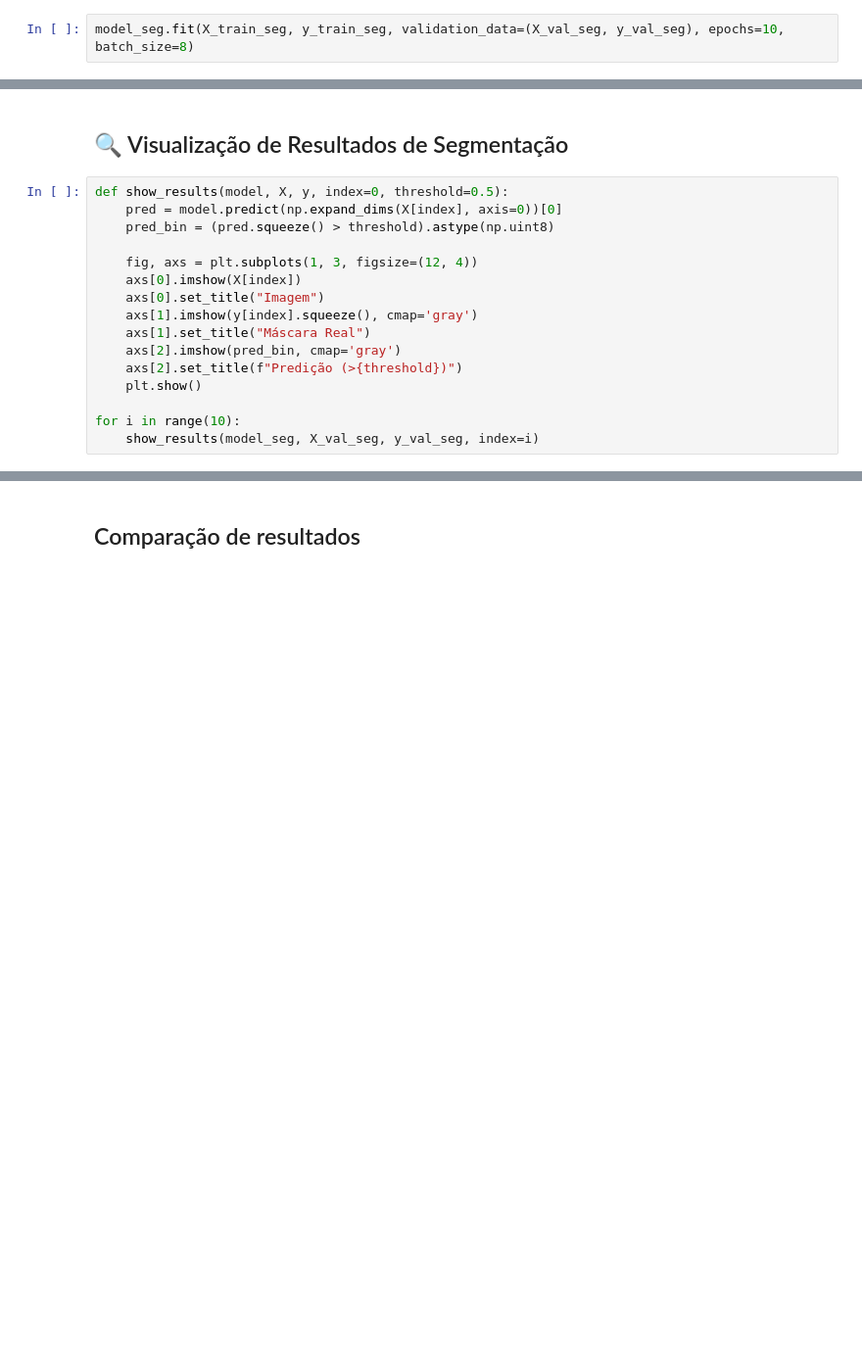
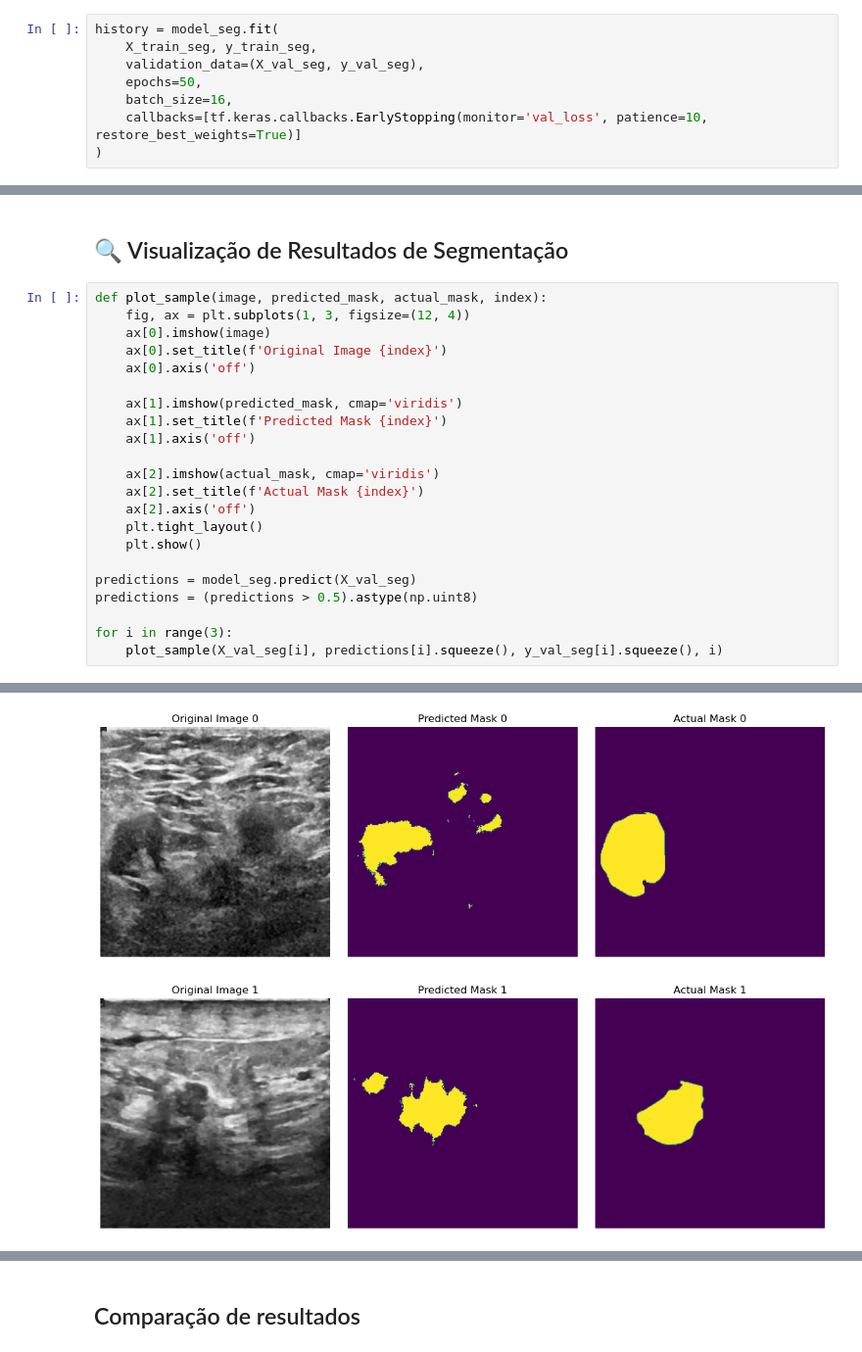
Before and after one commit to GabrielSSAlmeida/Breast-Ultrasound-Images-Dataset, a Jupyter notebook: breast_ultrasound_vgg16_unet_kaggleapi.ipynb, the cells around one changed output, grey strips where cells are left out. Shown at 98% size. Drawn from its saved outputs; the diff is of its cells as text; blank space fills up the shorter version.

```diff
--- a/breast_ultrasound_vgg16_unet_kaggleapi.ipynb
+++ b/breast_ultrasound_vgg16_unet_kaggleapi.ipynb
@@ -306,4 +386,10 @@ model_seg.summary()
 # %% [markdown]
 ## 🧪 Treinamento do Modelo de Segmentação
 # %%
-model_seg.fit(X_train_seg, y_train_seg, validation_data=(X_val_seg, y_val_seg), epochs=10, batch_size=8)
+history = model_seg.fit(
+    X_train_seg, y_train_seg,
+    validation_data=(X_val_seg, y_val_seg),
+    epochs=50,
+    batch_size=16,
+    callbacks=[tf.keras.callbacks.EarlyStopping(monitor='val_loss', patience=10, restore_best_weights=True)]
+)
@@ -310,18 +414,25 @@ model_seg.fit(X_train_seg, y_train_seg, validation_data=(X_val_seg, y_val_seg),
 # %% [markdown]
 ## 🔍 Visualização de Resultados de Segmentação
 # %%
-def show_results(model, X, y, index=0, threshold=0.5):
-    pred = model.predict(np.expand_dims(X[index], axis=0))[0]
-    pred_bin = (pred.squeeze() > threshold).astype(np.uint8)
+def plot_sample(image, predicted_mask, actual_mask, index):
+    fig, ax = plt.subplots(1, 3, figsize=(12, 4))
+    ax[0].imshow(image)
+    ax[0].set_title(f'Original Image {index}')
+    ax[0].axis('off')
 
-    fig, axs = plt.subplots(1, 3, figsize=(12, 4))
-    axs[0].imshow(X[index])
-    axs[0].set_title("Imagem")
-    axs[1].imshow(y[index].squeeze(), cmap='gray')
-    axs[1].set_title("Máscara Real")
-    axs[2].imshow(pred_bin, cmap='gray')
-    axs[2].set_title(f"Predição (>{threshold})")
+    ax[1].imshow(predicted_mask, cmap='viridis')
+    ax[1].set_title(f'Predicted Mask {index}')
+    ax[1].axis('off')
+
+    ax[2].imshow(actual_mask, cmap='viridis')
+    ax[2].set_title(f'Actual Mask {index}')
+    ax[2].axis('off')
+    plt.tight_layout()
     plt.show()
 
-for i in range(10):
-    show_results(model_seg, X_val_seg, y_val_seg, index=i)
+predictions = model_seg.predict(X_val_seg)
+predictions = (predictions > 0.5).astype(np.uint8)
+
+for i in range(3):
+    plot_sample(X_val_seg[i], predictions[i].squeeze(), y_val_seg[i].squeeze(), i)
+# %% [output]
@@ -327,0 +440,2 @@ for i in range(10):
+[figure, added]
+[figure, added]
```
Also changed, not shown: parts of 11 cells of this notebook, 2 other files.
